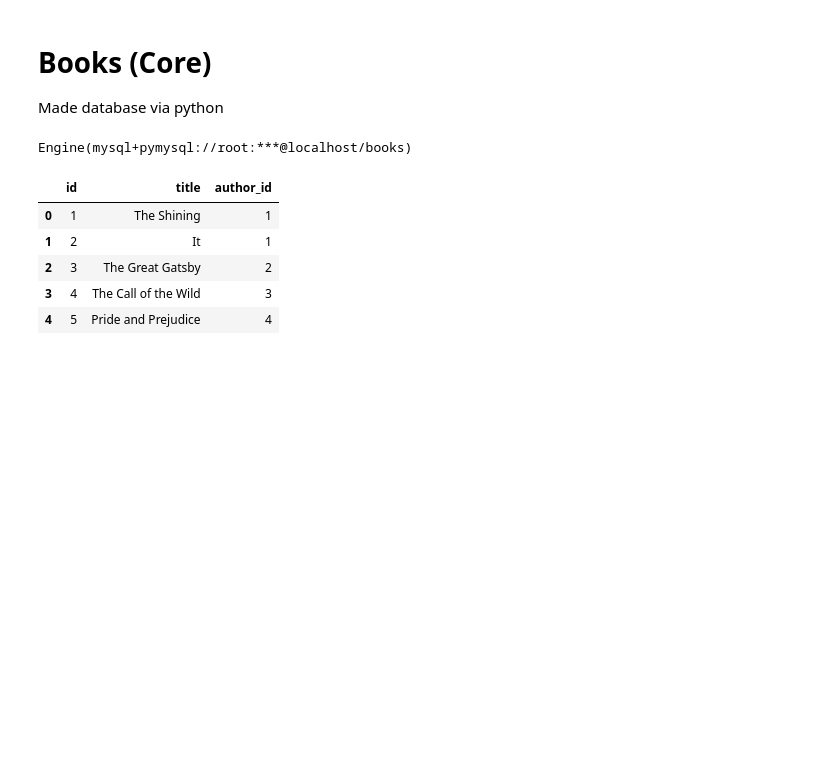
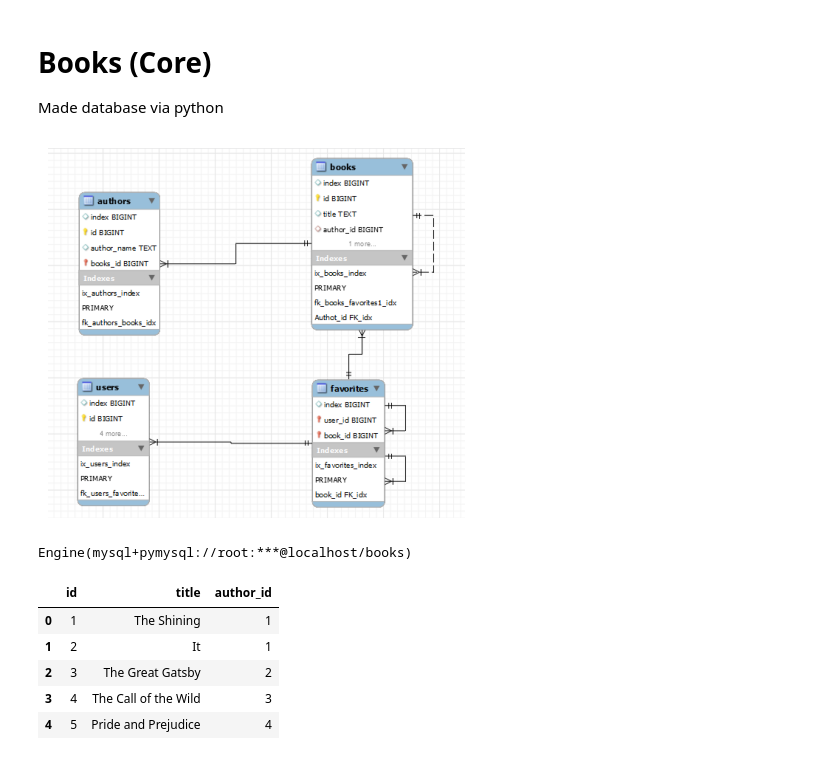
Before and after one commit to Yaman-Shadid/books-core, a Jupyter notebook: Books-Core.ipynb, the cells around one changed output. Cells and saved outputs as stored; diff of their text form; code cells hidden in the pictures; blank space fills up the shorter version.

```diff
--- a/Books-Core.ipynb
+++ b/Books-Core.ipynb
@@ -9,6 +9,18 @@ import pymysql
 pymysql.install_as_MySQLdb()
 from urllib.parse import quote_plus as urlquote
 from pandas.io import sql
+# %%
+import matplotlib.image as mpimg
+import matplotlib.pyplot as plt
+
+# Load and display the image
+image_path = "G:\\Github Desktop Reps\\Coding Dojo\\books-core\\data\\ERD_Screenshot.png"
+img = mpimg.imread(image_path)
+imgplot = plt.imshow(img)
+plt.axis('off')  # Turn off axis numbers and ticks
+plt.show()
+# %% [output]
+[figure, added]
 # %%
 username = "root"
 password = "root" # (whatever password you chose during mysql installation)
```
Also changed, not shown: 2 other files.
